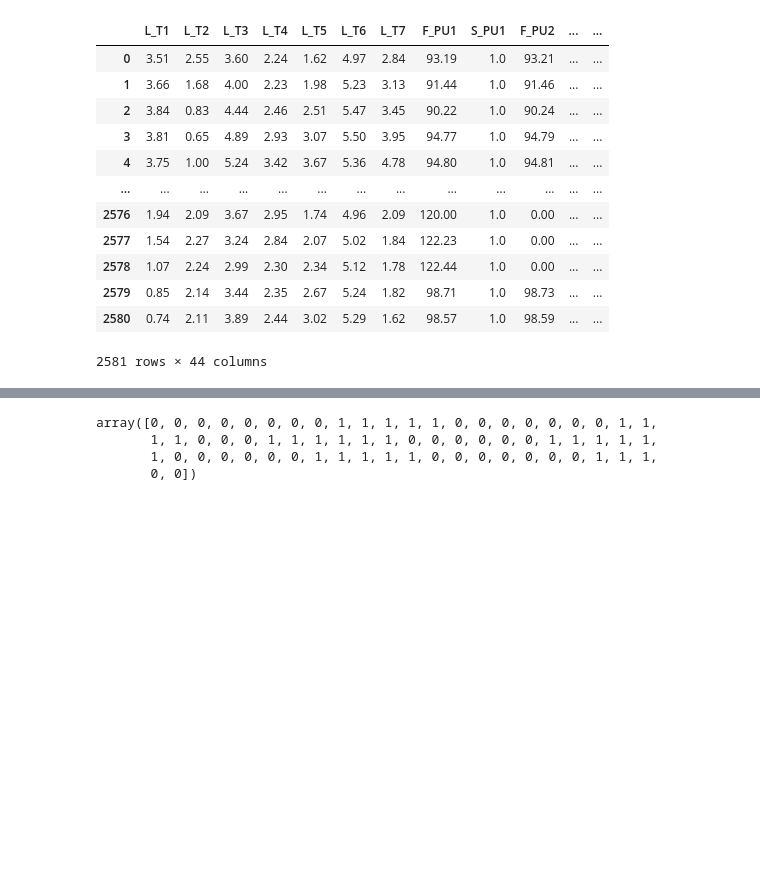
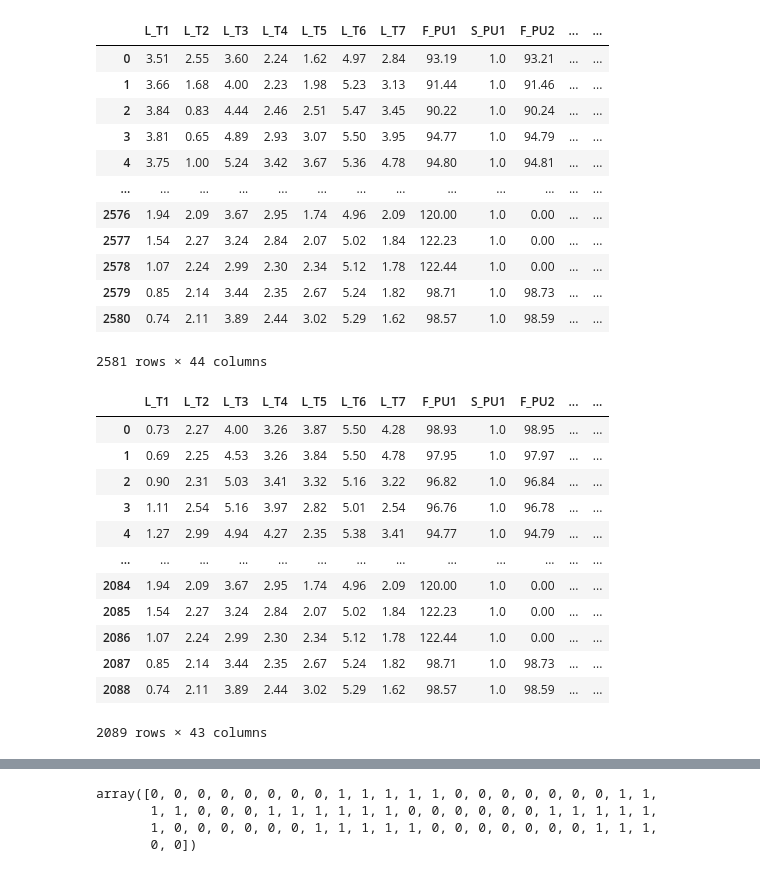
Before and after one commit to manu1003/meepc, a Jupyter notebook: ctown4.ipynb, the cells around one changed output, grey strips where cells are left out. Cells and saved outputs as stored; diff of their text form; code cells hidden in the pictures; blank space fills up the shorter version.

```diff
--- a/ctown4.ipynb
+++ b/ctown4.ipynb
@@ -75,5 +91,22 @@ X_test_combined
 | 2580 | 0.74 | 2.11 | 3.89 | 2.44 | 3.02 | 5.29 | 1.62 | 98.57 | 1.0 | 98.59 | ... | ... |
 2581 rows × 44 columns
 # %%
-X_test = pd.DataFrame(index=test.index, columns=sensors, data=scaler.fit_transform(test[sensors]))
+# X_test = pd.DataFrame(index=test.index, columns=sensors, data=scaler.fit_transform(test[sensors]))
+X_test = test.loc[:,sensors]
 Y_test = test.loc[:,'ATT_FLAG']
+# %%
+X_test
+# %% [output]
+|  | L_T1 | L_T2 | L_T3 | L_T4 | L_T5 | L_T6 | L_T7 | F_PU1 | S_PU1 | F_PU2 | ... | ... |
+| 0 | 0.73 | 2.27 | 4.00 | 3.26 | 3.87 | 5.50 | 4.28 | 98.93 | 1.0 | 98.95 | ... | ... |
+| 1 | 0.69 | 2.25 | 4.53 | 3.26 | 3.84 | 5.50 | 4.78 | 97.95 | 1.0 | 97.97 | ... | ... |
+| 2 | 0.90 | 2.31 | 5.03 | 3.41 | 3.32 | 5.16 | 3.22 | 96.82 | 1.0 | 96.84 | ... | ... |
+| 3 | 1.11 | 2.54 | 5.16 | 3.97 | 2.82 | 5.01 | 2.54 | 96.76 | 1.0 | 96.78 | ... | ... |
+| 4 | 1.27 | 2.99 | 4.94 | 4.27 | 2.35 | 5.38 | 3.41 | 94.77 | 1.0 | 94.79 | ... | ... |
+| ... | ... | ... | ... | ... | ... | ... | ... | ... | ... | ... | ... | ... |
+| 2084 | 1.94 | 2.09 | 3.67 | 2.95 | 1.74 | 4.96 | 2.09 | 120.00 | 1.0 | 0.00 | ... | ... |
+| 2085 | 1.54 | 2.27 | 3.24 | 2.84 | 2.07 | 5.02 | 1.84 | 122.23 | 1.0 | 0.00 | ... | ... |
+| 2086 | 1.07 | 2.24 | 2.99 | 2.30 | 2.34 | 5.12 | 1.78 | 122.44 | 1.0 | 0.00 | ... | ... |
+| 2087 | 0.85 | 2.14 | 3.44 | 2.35 | 2.67 | 5.24 | 1.82 | 98.71 | 1.0 | 98.73 | ... | ... |
+| 2088 | 0.74 | 2.11 | 3.89 | 2.44 | 3.02 | 5.29 | 1.62 | 98.57 | 1.0 | 98.59 | ... | ... |
+2089 rows × 43 columns
```
Also changed, not shown: parts of 11 cells of this notebook, 5 other files.
